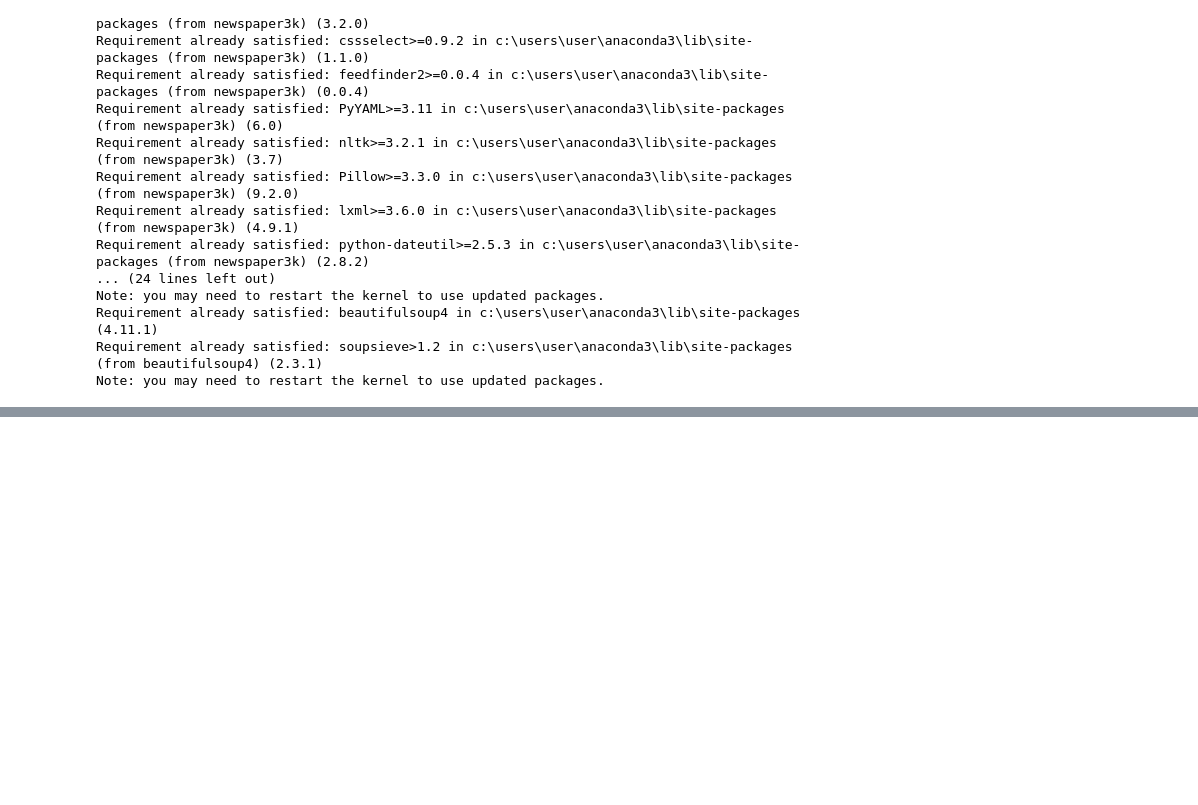
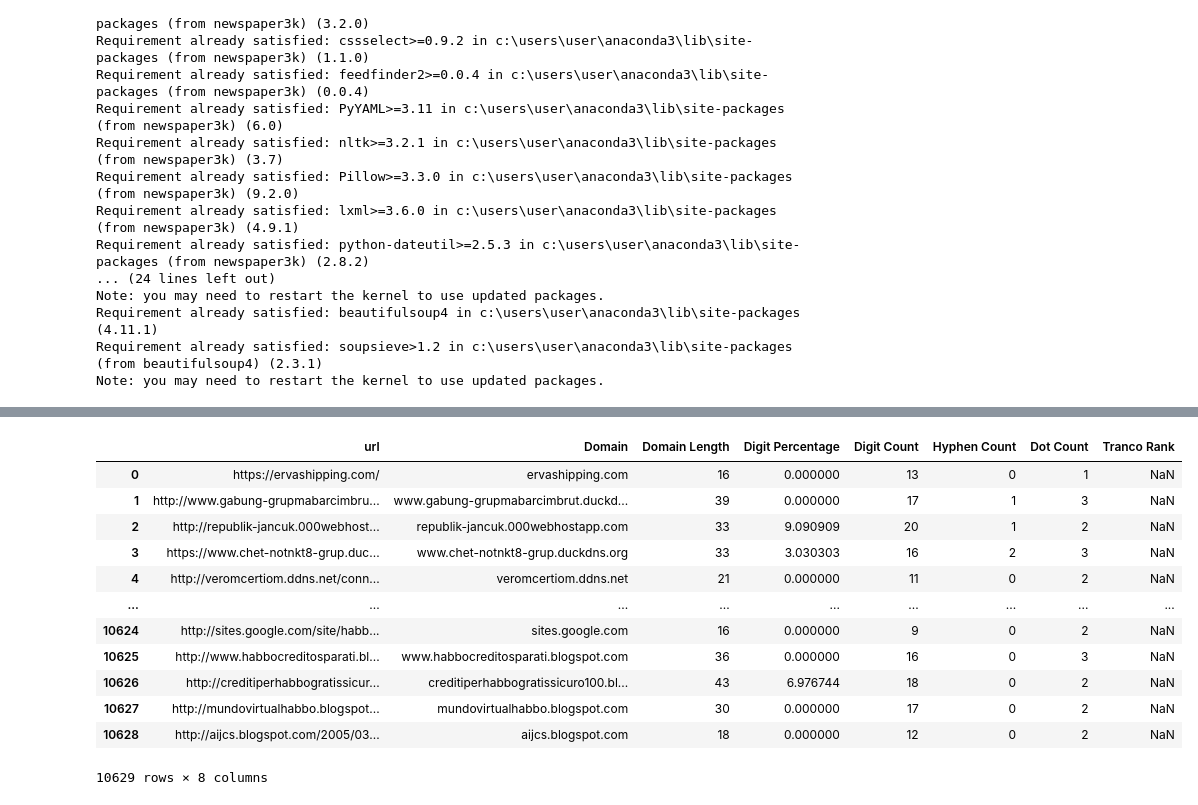
Before and after one commit to Lordishack1/Security-project, a Jupyter notebook: Final_Project.ipynb, the cells around one changed output, grey strips where cells are left out. Cells and saved outputs as stored; diff of their text form; code cells hidden in the pictures; blank space fills up the shorter version.

```diff
--- a/Final_Project.ipynb
+++ b/Final_Project.ipynb
@@ -105,10 +175,25 @@ KeyboardInterrupt:
 # %%
 malicious_df['Domain'] = malicious_df['url'].apply(get_fqdn)
 malicious_df['Domain Length'] = malicious_df['Domain'].str.len()
 malicious_df['Digit Percentage'] = malicious_df['Domain'].apply(calculate_percentage_digits)
 malicious_df['Digit Count'] = malicious_df['Domain'].apply(count_unique_chars)
 malicious_df['Hyphen Count'] = malicious_df['Domain'].apply(count_hyphens)
 malicious_df['Dot Count'] = malicious_df['Domain'].apply(count_dots)
+malicious_df['Tranco Rank'] = malicious_df['Domain'].map(tranco_df.set_index('Domain')[0])
 malicious_df
+# %% [output]
+|  | url | Domain | Domain Length | Digit Percentage | Digit Count | Hyphen Count | Dot Count | Tranco Rank |
+| 0 | https://ervashipping.com/ | ervashipping.com | 16 | 0.000000 | 13 | 0 | 1 | NaN |
+| 1 | http://www.gabung-grupmabarcimbru... | www.gabung-grupmabarcimbrut.duckd... | 39 | 0.000000 | 17 | 1 | 3 | NaN |
+| 2 | http://republik-jancuk.000webhost... | republik-jancuk.000webhostapp.com | 33 | 9.090909 | 20 | 1 | 2 | NaN |
+| 3 | https://www.chet-notnkt8-grup.duc... | www.chet-notnkt8-grup.duckdns.org | 33 | 3.030303 | 16 | 2 | 3 | NaN |
+| 4 | http://veromcertiom.ddns.net/conn... | veromcertiom.ddns.net | 21 | 0.000000 | 11 | 0 | 2 | NaN |
+| ... | ... | ... | ... | ... | ... | ... | ... | ... |
+| 10624 | http://sites.google.com/site/habb... | sites.google.com | 16 | 0.000000 | 9 | 0 | 2 | NaN |
+| 10625 | http://www.habbocreditosparati.bl... | www.habbocreditosparati.blogspot.com | 36 | 0.000000 | 16 | 0 | 3 | NaN |
+| 10626 | http://creditiperhabbogratissicur... | creditiperhabbogratissicuro100.bl... | 43 | 6.976744 | 18 | 0 | 2 | NaN |
+| 10627 | http://mundovirtualhabbo.blogspot... | mundovirtualhabbo.blogspot.com | 30 | 0.000000 | 17 | 0 | 2 | NaN |
+| 10628 | http://aijcs.blogspot.com/2005/03... | aijcs.blogspot.com | 18 | 0.000000 | 12 | 0 | 2 | NaN |
+10629 rows × 8 columns
 # %%
 
```
Also changed, not shown: parts of 7 cells of this notebook.
